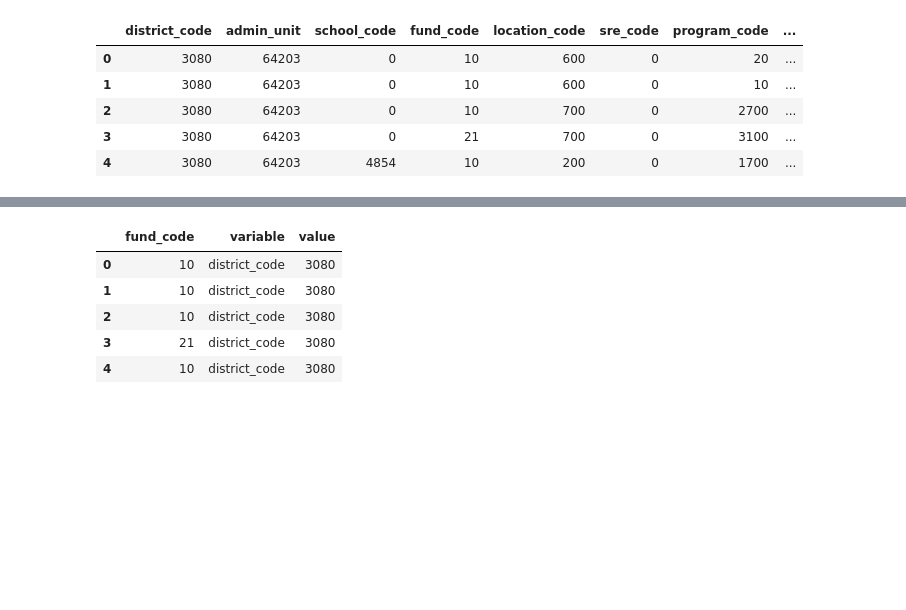
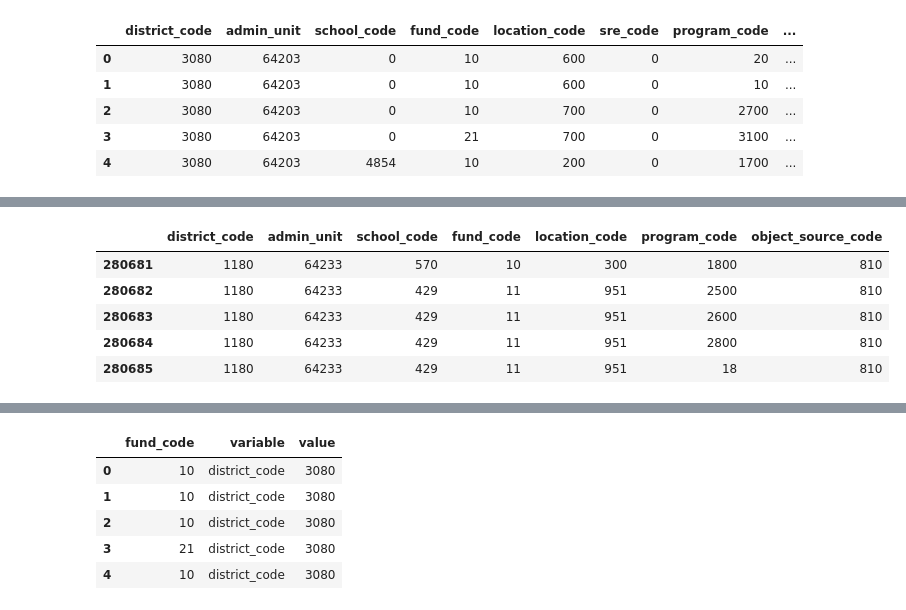
Before and after one commit to stacysandy/Data-Science-Practicum-II, a Jupyter notebook: Stacey_Sandy-Practicum_II.ipynb, the cells around one changed output, grey strips where cells are left out. Saved outputs shown, nothing was run; the diff lists cells and outputs as text; code cells hidden in the pictures; blank space fills up the shorter version.

```diff
--- a/Stacey_Sandy-Practicum_II.ipynb
+++ b/Stacey_Sandy-Practicum_II.ipynb
@@ -911,0 +1027,9 @@ KeyboardInterrupt:
+# %%
+COK12_subset.tail()
+# %% [output]
+|  | district_code | admin_unit | school_code | fund_code | location_code | program_code | object_source_code |
+| 280681 | 1180 | 64233 | 570 | 10 | 300 | 1800 | 810 |
+| 280682 | 1180 | 64233 | 429 | 11 | 951 | 2500 | 810 |
+| 280683 | 1180 | 64233 | 429 | 11 | 951 | 2600 | 810 |
+| 280684 | 1180 | 64233 | 429 | 11 | 951 | 2800 | 810 |
+| 280685 | 1180 | 64233 | 429 | 11 | 951 | 18 | 810 |
```
Also changed, not shown: parts of 46 cells of this notebook, 1 other file.
